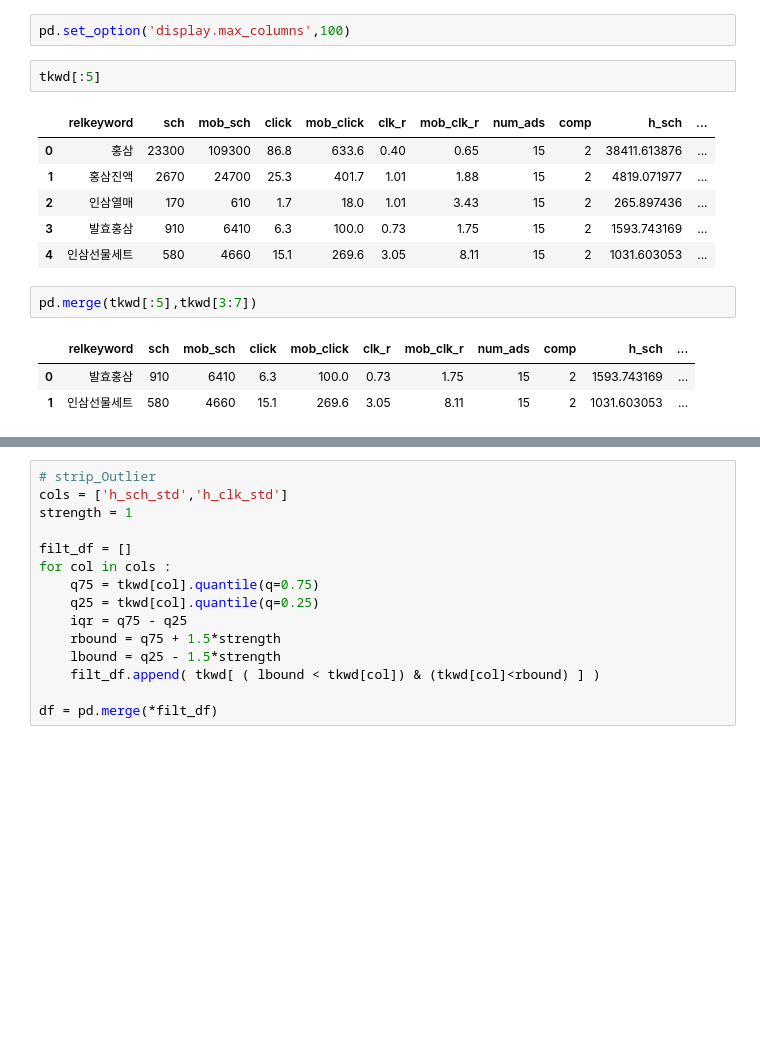
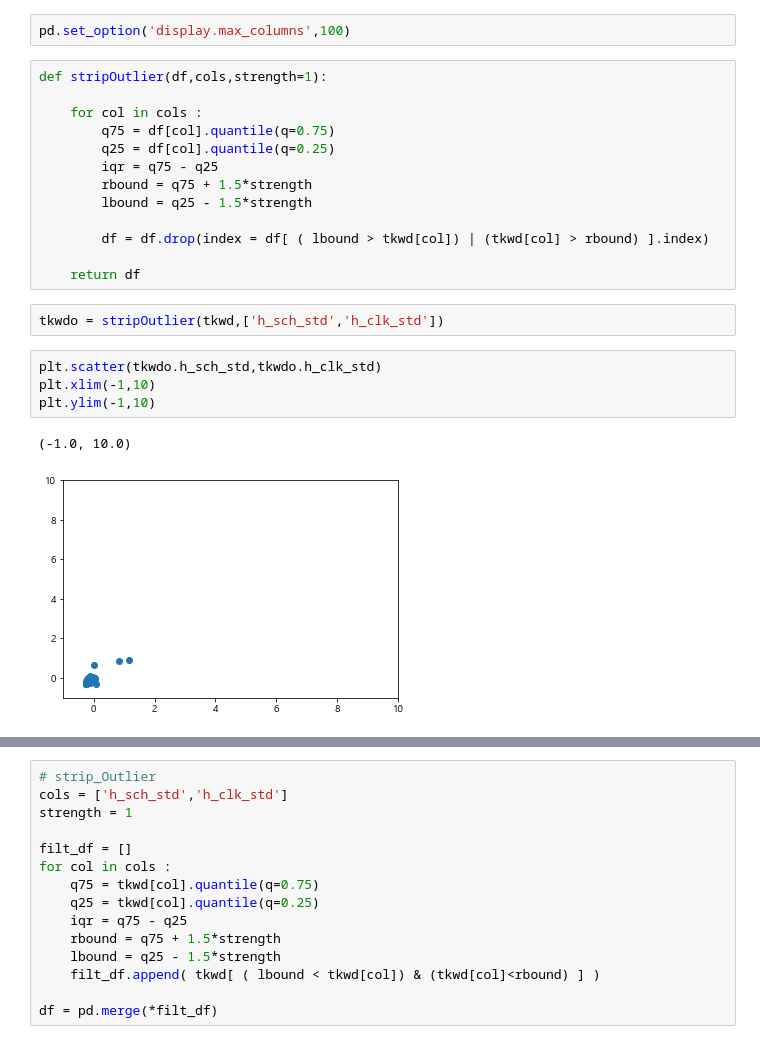
Before and after one commit to epsilon-deltta/MAIO, a Jupyter notebook: feature_engineering.ipynb, the cells around one changed output, grey strips where cells are left out. Drawn from its saved outputs; the diff is of its cells as text; blank space fills up the shorter version.

Commit message:
stripOutlier

```diff
--- a/feature_engineering.ipynb
+++ b/feature_engineering.ipynb
@@ -38,18 +38,25 @@ for X in ['h_sch','h_clk'] :
                                     .transform(tkwd[X].to_numpy().reshape(-1,1) )
 # %%
 pd.set_option('display.max_columns',100)
-# %%
-tkwd[:5]
-# %% [output]
-|  | relkeyword | sch | mob_sch | click | mob_click | clk_r | mob_clk_r | num_ads | comp | h_sch | ... |
-| 0 | 홍삼 | 23300 | 109300 | 86.8 | 633.6 | 0.40 | 0.65 | 15 | 2 | 38411.613876 | ... |
-| 1 | 홍삼진액 | 2670 | 24700 | 25.3 | 401.7 | 1.01 | 1.88 | 15 | 2 | 4819.071977 | ... |
-| 2 | 인삼열매 | 170 | 610 | 1.7 | 18.0 | 1.01 | 3.43 | 15 | 2 | 265.897436 | ... |
-| 3 | 발효홍삼 | 910 | 6410 | 6.3 | 100.0 | 0.73 | 1.75 | 15 | 2 | 1593.743169 | ... |
-| 4 | 인삼선물세트 | 580 | 4660 | 15.1 | 269.6 | 3.05 | 8.11 | 15 | 2 | 1031.603053 | ... |
-# %%
-pd.merge(tkwd[:5],tkwd[3:7])
-# %% [output]
-|  | relkeyword | sch | mob_sch | click | mob_click | clk_r | mob_clk_r | num_ads | comp | h_sch | ... |
-| 0 | 발효홍삼 | 910 | 6410 | 6.3 | 100.0 | 0.73 | 1.75 | 15 | 2 | 1593.743169 | ... |
-| 1 | 인삼선물세트 | 580 | 4660 | 15.1 | 269.6 | 3.05 | 8.11 | 15 | 2 | 1031.603053 | ... |
+# %%
+def stripOutlier(df,cols,strength=1):
+
+    for col in cols :
+        q75 = df[col].quantile(q=0.75)
+        q25 = df[col].quantile(q=0.25)
+        iqr = q75 - q25
+        rbound = q75 + 1.5*strength
+        lbound = q25 - 1.5*strength
+
+        df = df.drop(index = df[ ( lbound > tkwd[col]) | (tkwd[col] > rbound) ].index)
+
+    return df
+# %%
+tkwdo = stripOutlier(tkwd,['h_sch_std','h_clk_std'])
+# %%
+plt.scatter(tkwdo.h_sch_std,tkwdo.h_clk_std)
+plt.xlim(-1,10)
+plt.ylim(-1,10)
+# %% [output]
+(-1.0, 10.0)
+[figure, added]
```
Also changed, not shown: parts of 3 cells of this notebook, 6 other files.
